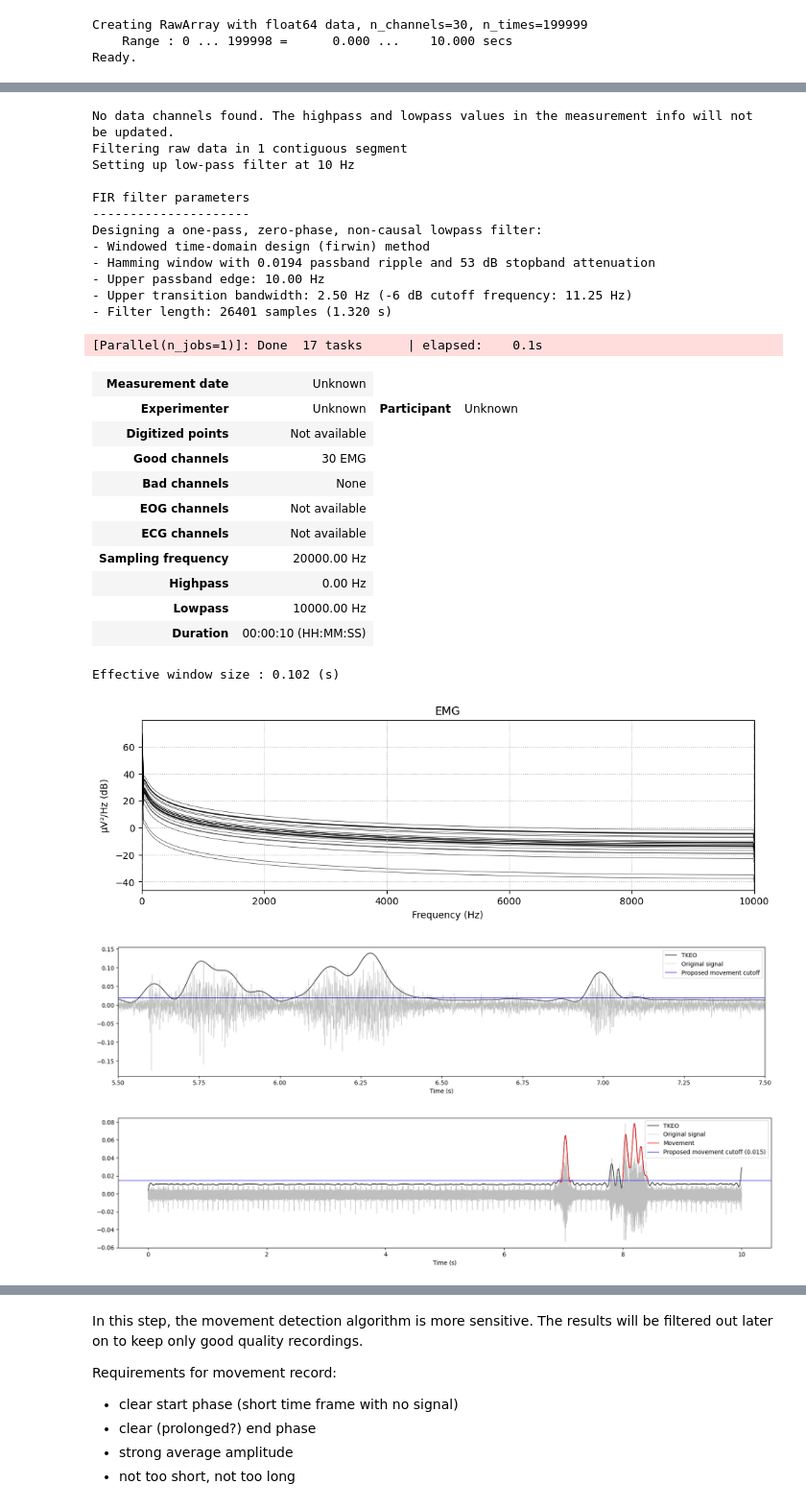
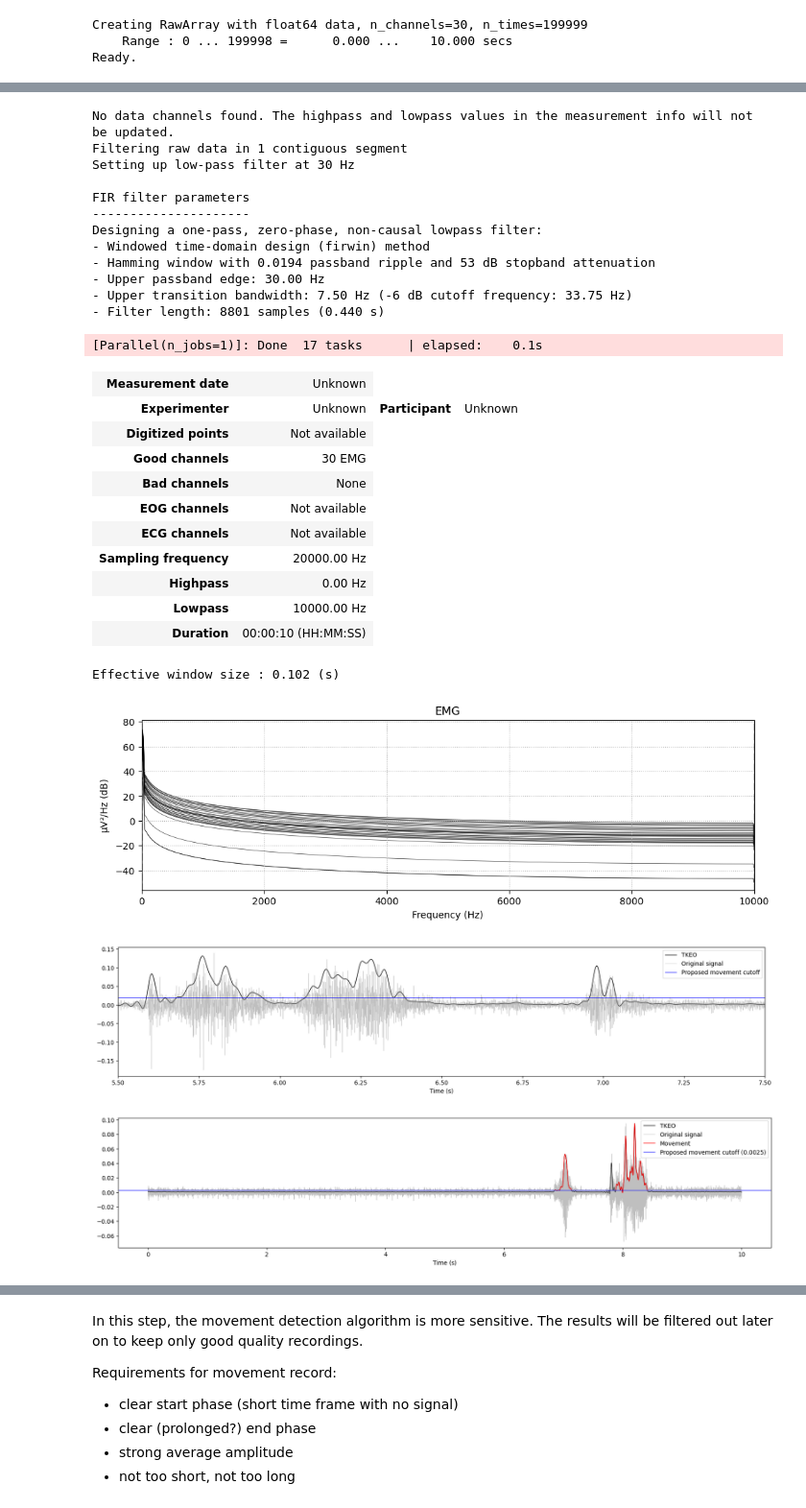
Before and after one commit to kerseviciute/spontaneous-movement, a Jupyter notebook: emg.ipynb, the cells around one changed output, grey strips where cells are left out. Shown at 96% size. Drawn from its saved outputs; the diff is of its cells as text; code cells hidden in the pictures.

```diff
--- a/emg.ipynb
+++ b/emg.ipynb
@@ -55,7 +55,8 @@ plt.show()
 Effective window size : 0.102 (s)
 [figure]
 # %%
-with open('output/spontaneous-movement/W1/C1/emg/filter.pkl', 'rb') as file:
+with open('output/spontaneous-movement/W1/C1/emg/raw.pkl', 'rb') as file:
     raw = pickle.load(file)
 
 channels = raw.ch_names
+raw.filter(l_freq = 250, h_freq = 2000, fir_design = 'firwin', picks = 'emg')
@@ -142,18 +170,18 @@ Effective window size : 0.102 (s)
 # %%
-tke.filter(l_freq = None, h_freq = 10, fir_design = 'firwin', picks = 'emg')
+tke.filter(l_freq = None, h_freq = 30, fir_design = 'firwin', picks = 'emg')
 # %% [output]
 No data channels found. The highpass and lowpass values in the measurement info will not be updated.
 Filtering raw data in 1 contiguous segment
-Setting up low-pass filter at 10 Hz
+Setting up low-pass filter at 30 Hz
 
 FIR filter parameters
 ---------------------
 Designing a one-pass, zero-phase, non-causal lowpass filter:
 - Windowed time-domain design (firwin) method
 - Hamming window with 0.0194 passband ripple and 53 dB stopband attenuation
-- Upper passband edge: 10.00 Hz
-- Upper transition bandwidth: 2.50 Hz (-6 dB cutoff frequency: 11.25 Hz)
-- Filter length: 26401 samples (1.320 s)
+- Upper passband edge: 30.00 Hz
+- Upper transition bandwidth: 7.50 Hz (-6 dB cutoff frequency: 33.75 Hz)
+- Filter length: 8801 samples (0.440 s)
 [Parallel(n_jobs=1)]: Done  17 tasks      | elapsed:    0.1s
 | Measurement date | Unknown |
 | Experimenter | Unknown | Participant | Unknown |
@@ -171,7 +199,7 @@ tke.compute_psd(picks = 'emg').plot(picks = 'emg')
 plt.show()
 # %% [output]
 Effective window size : 0.102 (s)
-[figure, old version]
+[figure, new version]
 # %%
 def normalize(a, b, data):
     data_range = np.max(np.abs(data))
@@ -193,7 +221,7 @@ plt.axhline(y = 0.02, color = 'blue', linestyle = '-', linewidth = 0.75, label =
 plt.legend()
 plt.show()
 # %% [output]
-[figure, old version]
+[figure, new version]
 # %%
 def merge_short(data, min_break = 200):
     i = 1
@@ -244,40 +272,40 @@ channel_i = -3
 tke_signal = tke.get_data(picks = [channel_i])[0]
 tke_time = tke.times
 
-threshold = 0.015
+threshold = 0.0025
 
 move_events = extract_events(tke_signal, sampling_rate = sfreq, threshold = threshold, min_event_length = 0.1,
-                             min_break = 2000)
+                             min_break = 1000)
 
 signal = raw.get_data(picks = [channel_i])[0]
 
 tke_range = np.max(np.abs(tke_signal))
 normalized_signal = normalize(-tke_range, tke_range, signal)
 signal_time = raw.times
 
 plt.figure(figsize = (20, 4))
 plt.plot(tke_time, tke_signal, linewidth = 1, color = 'black', label = 'TKEO')
 plt.plot(signal_time, normalized_signal, linewidth = 0.5, color = 'gray', alpha = 0.5, label = 'Original signal')
 
 has_label = False
 for index, row in move_events.iterrows():
     start = row['EventStart']
     end = row['EventEnd']
 
     if has_label:
         plt.plot(tke_time[start:end], tke_signal[start:end], linewidth = 1, color = 'red')
     else:
         has_label = True
         plt.plot(tke_time[start:end], tke_signal[start:end], linewidth = 1, color = 'red', label = 'Movement')
 
 # plt.xlim(5.5, 7.5)
 plt.xlabel('Time (s)')
 plt.axhline(y = threshold, color = 'blue', linestyle = '-', linewidth = 0.75,
             label = f'Proposed movement cutoff ({threshold})')
 plt.legend()
 plt.show()
 # %% [output]
-[figure, old version]
+[figure, new version]
 # %%
 figure, axes = plt.subplots(nrows = len(channels), figsize = (20, 0.5 * len(channels)))
 plt.subplots_adjust(
```
Also changed, not shown: parts of 12 cells of this notebook, 1 other file.
